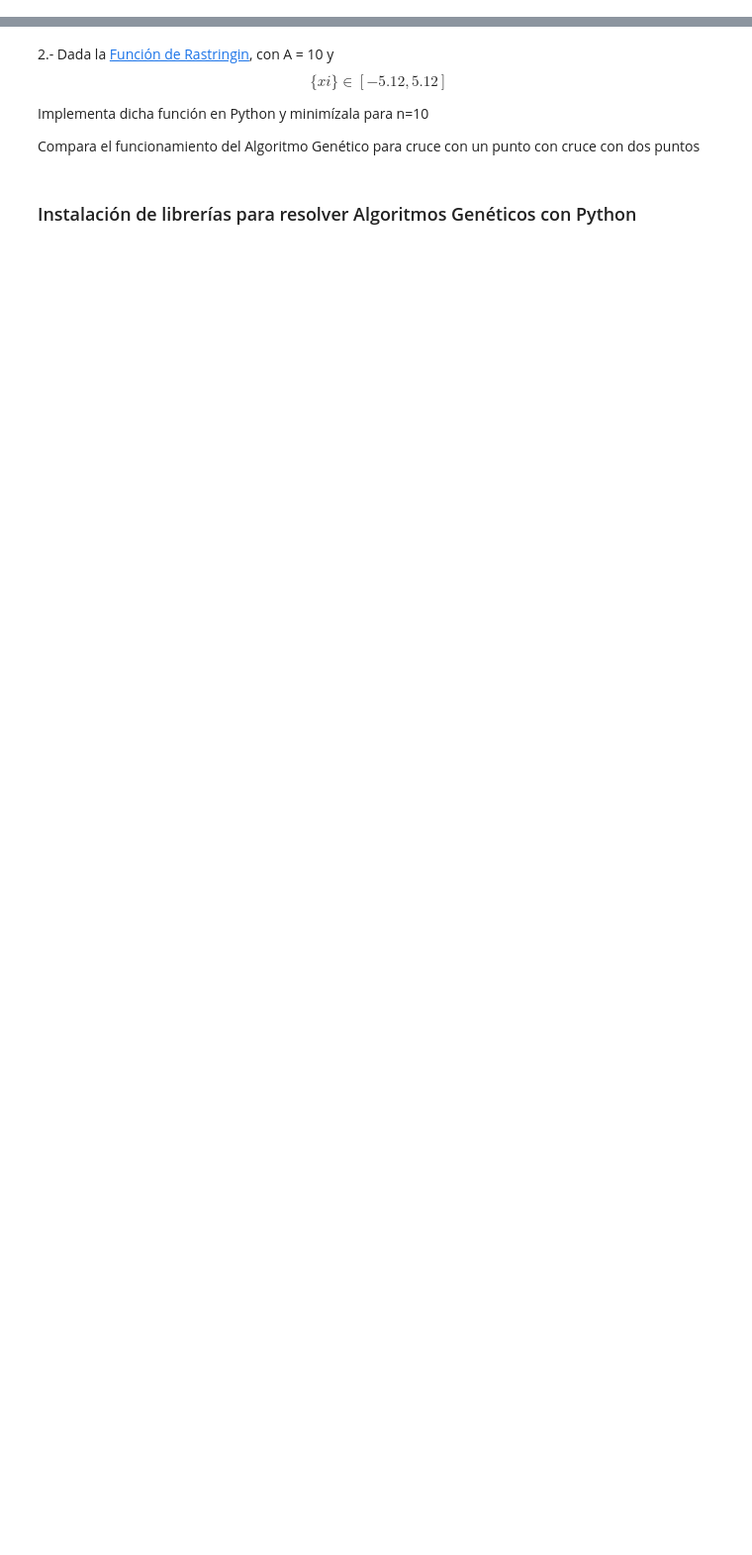
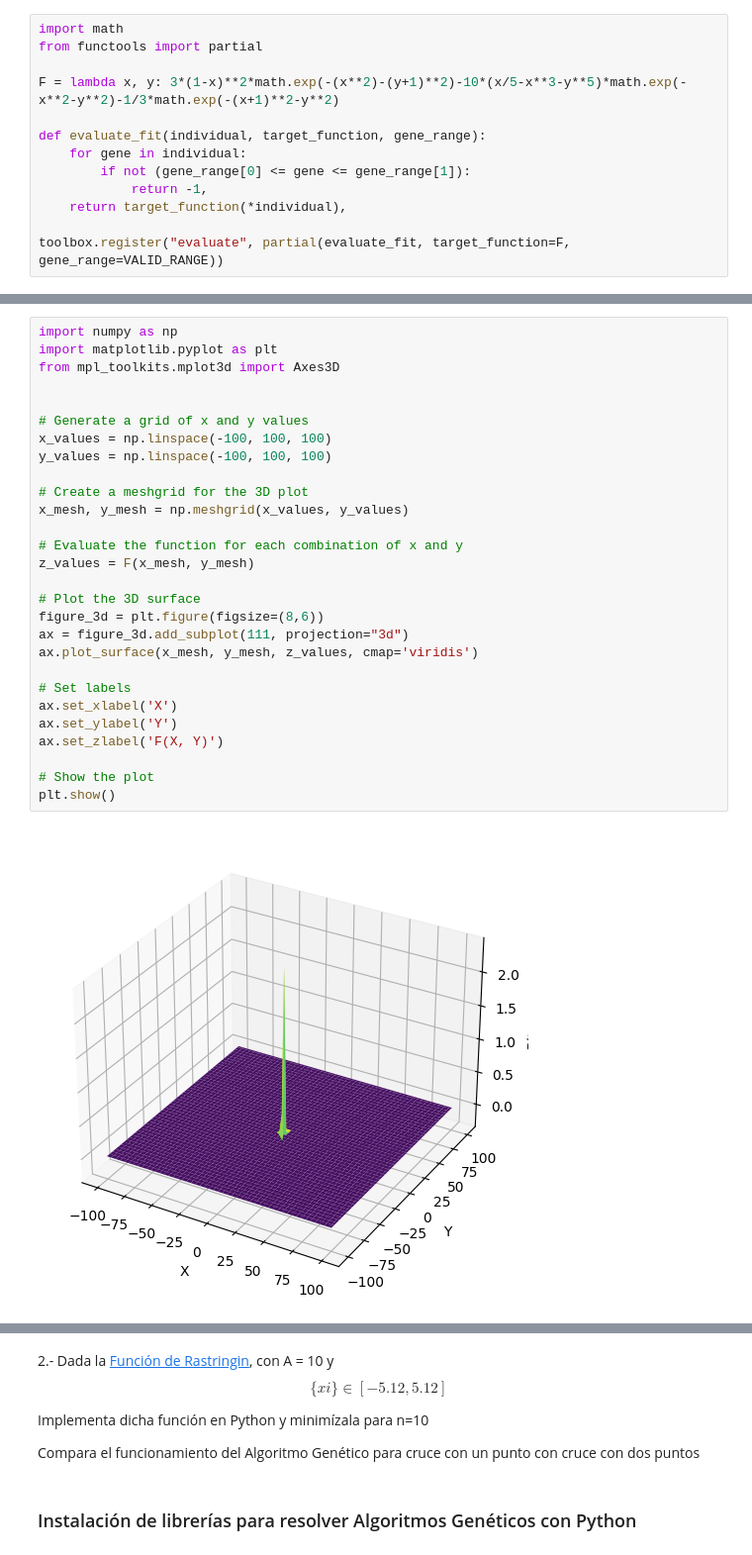
Before and after one commit to Alf-caput/P4_AlgoritmoGenetico, a Jupyter notebook: P4_AlgGen.ipynb, the cells around one changed output, grey strips where cells are left out. Shown at 99% size. Drawn from its saved outputs; the diff is of its cells as text; blank space fills up the shorter version.

```diff
--- a/P4_AlgGen.ipynb
+++ b/P4_AlgGen.ipynb
@@ -12,0 +41,13 @@ En el dominio $$\{x,y\} \in [-100,100]$$
+# %%
+import math
+from functools import partial
+
+F = lambda x, y: 3*(1-x)**2*math.exp(-(x**2)-(y+1)**2)-10*(x/5-x**3-y**5)*math.exp(-x**2-y**2)-1/3*math.exp(-(x+1)**2-y**2)
+
+def evaluate_fit(individual, target_function, gene_range):
+    for gene in individual:
+        if not (gene_range[0] <= gene <= gene_range[1]):
+            return -1,
+    return target_function(*individual),
+
+toolbox.register("evaluate", partial(evaluate_fit, target_function=F, gene_range=VALID_RANGE))
@@ -12,0 +56,30 @@ En el dominio $$\{x,y\} \in [-100,100]$$
+# %%
+import numpy as np
+import matplotlib.pyplot as plt
+from mpl_toolkits.mplot3d import Axes3D
+
+
+# Generate a grid of x and y values
+x_values = np.linspace(-100, 100, 100)
+y_values = np.linspace(-100, 100, 100)
+
+# Create a meshgrid for the 3D plot
+x_mesh, y_mesh = np.meshgrid(x_values, y_values)
+
+# Evaluate the function for each combination of x and y
+z_values = F(x_mesh, y_mesh)
+
+# Plot the 3D surface
+figure_3d = plt.figure(figsize=(8,6))
+ax = figure_3d.add_subplot(111, projection="3d")
+ax.plot_surface(x_mesh, y_mesh, z_values, cmap='viridis')
+
+# Set labels
+ax.set_xlabel('X')
+ax.set_ylabel('Y')
+ax.set_zlabel('F(X, Y)')
+
+# Show the plot
+plt.show()
+# %% [output]
+[figure, added]
```
Also changed, not shown: parts of 29 cells of this notebook.
